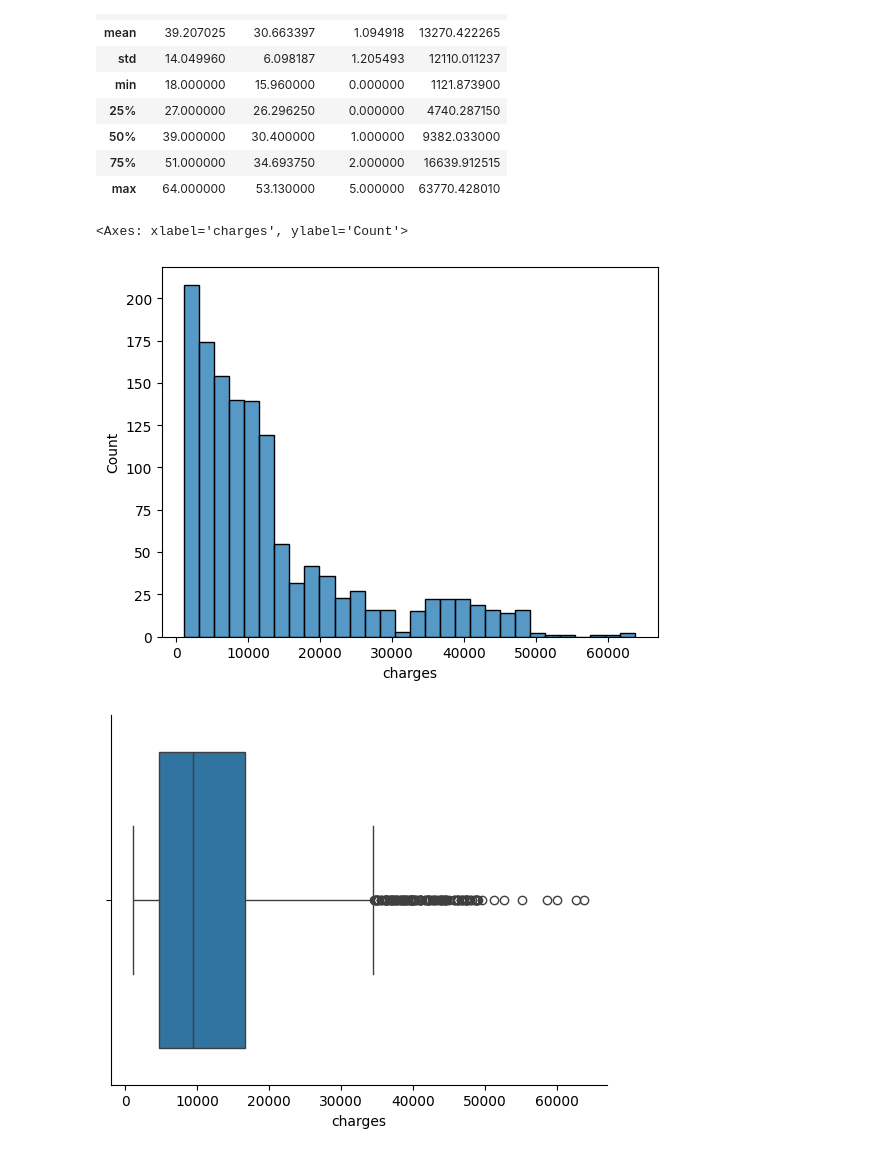
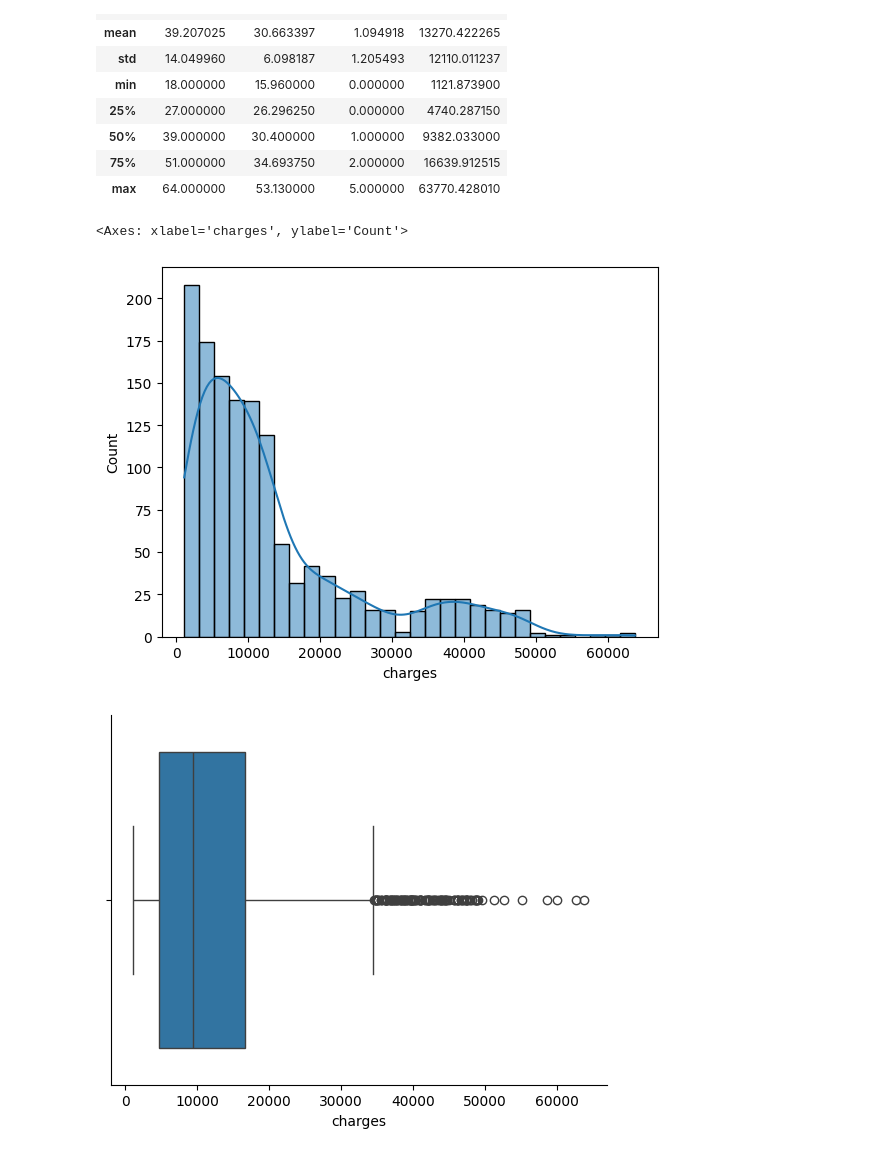
Before and after one commit to eek-dataguy/Regression-and-Forecasting-ML, a Jupyter notebook: practice/data-prep-and-eda.ipynb, the cells around one changed output. Saved outputs shown, nothing was run; the diff lists cells and outputs as text; code cells hidden in the pictures.

```diff
--- a/practice/data-prep-and-eda.ipynb
+++ b/practice/data-prep-and-eda.ipynb
@@ -41,10 +41,10 @@ insurance.describe()
 | 75% | 51.000000 | 34.693750 | 2.000000 | 16639.912515 |
 | max | 64.000000 | 53.130000 | 5.000000 | 63770.428010 |
 # %%
-sns.histplot(insurance['charges'])
+sns.histplot(insurance['charges'], kde=True)
 # %% [output]
 <Axes: xlabel='charges', ylabel='Count'>
-[figure, old version]
+[figure, new version]
 # %%
 sns.boxplot(x=insurance['charges'])
 sns.despine()
```
Also changed, not shown: parts of 4 cells of this notebook.
